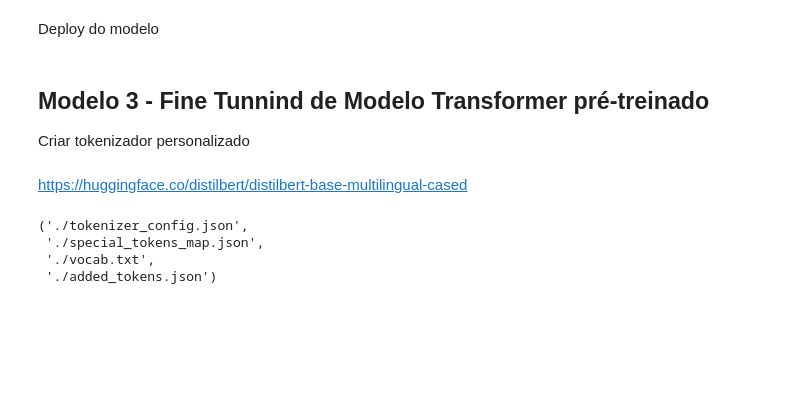
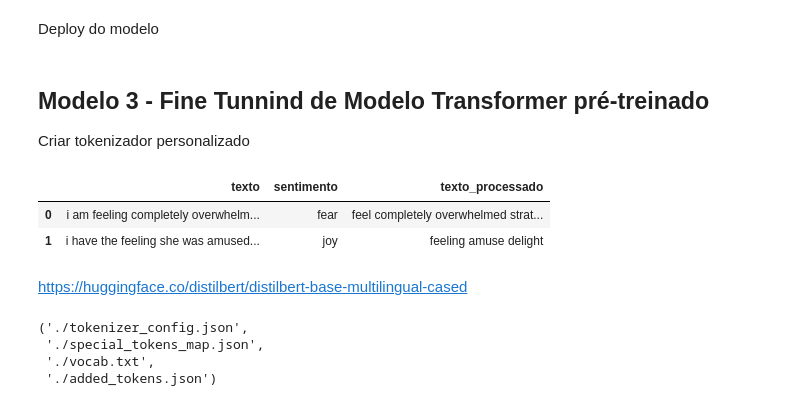
Before and after one commit to prisciladalepiane/deep-learning, a Jupyter notebook: 02-Classificacao-Sentimento.ipynb, the cells around one changed output. Saved outputs shown, nothing was run; the diff lists cells and outputs as text; code cells hidden in the pictures; blank space fills up the shorter version.

```diff
--- a/02-Classificacao-Sentimento.ipynb
+++ b/02-Classificacao-Sentimento.ipynb
@@ -554,6 +560,14 @@ print("A frase:", frase, "foi classificada como:", nome_classe)
 ## Modelo 3 - Fine Tunnind de Modelo Transformer pré-treinado
 
 Criar tokenizador personalizado
+# %%
+dados_treino = pd.read_csv('dados_treino_processado.txt', delimiter=';')
+dados_teste = pd.read_csv('dados_teste_processado.txt', delimiter=';')
+dados_treino.head(2)
+# %% [output]
+|  | texto | sentimento | texto_processado |
+| 0 | i am feeling completely overwhelm... | fear | feel completely overwhelmed strat... |
+| 1 | i have the feeling she was amused... | joy | feeling amuse delight |
 # %%
 def encode(texts, tokenizador, chunk_size = 256, maxlen = 512):
 
```
Also changed, not shown: parts of 7 cells of this notebook.
